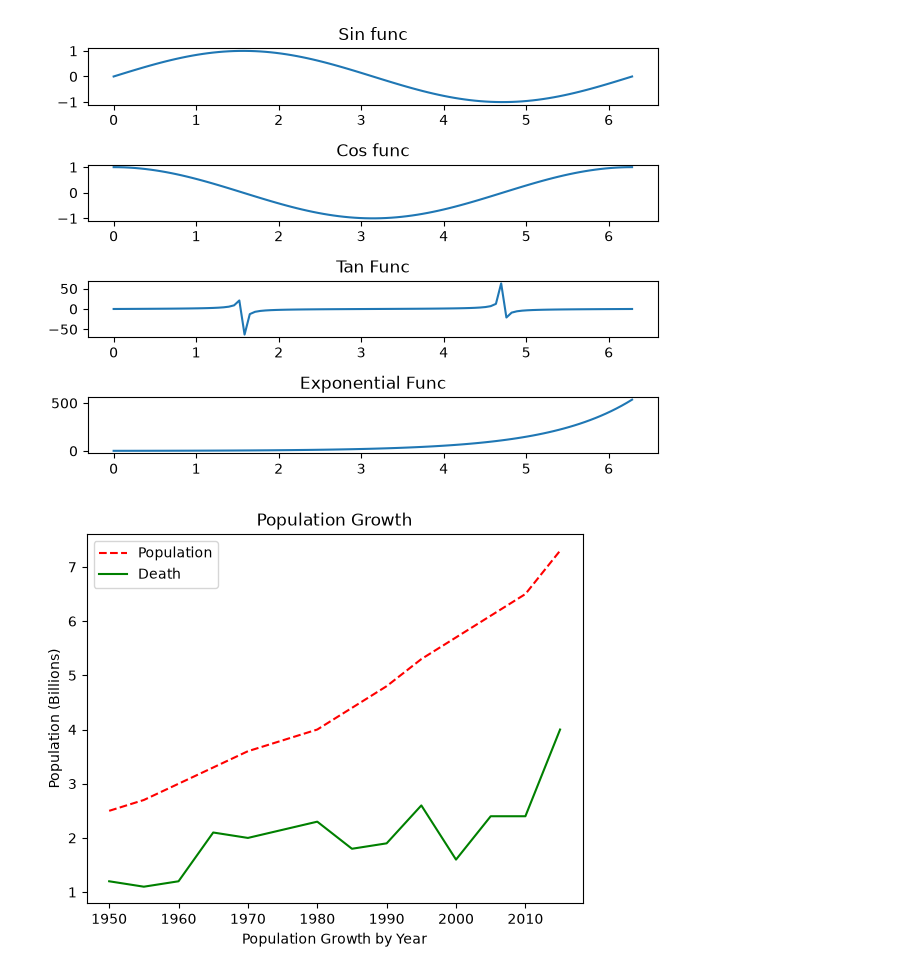
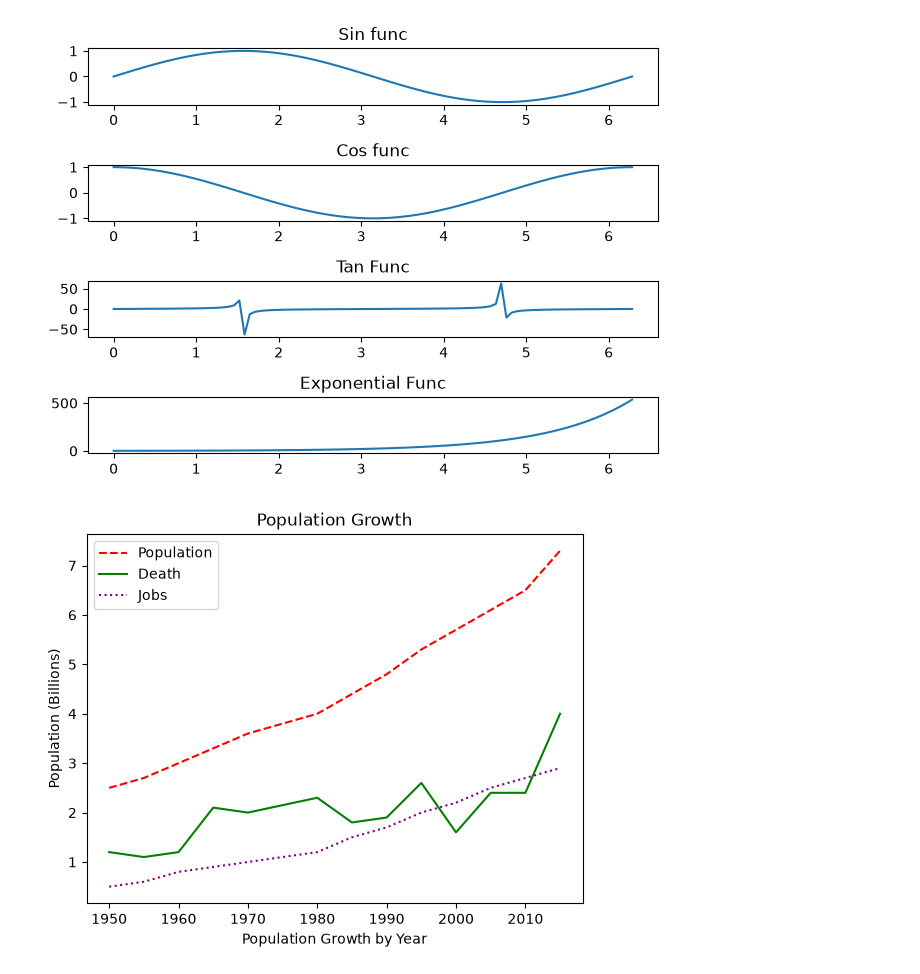
Before and after one commit to courjimen/R_GLAB_386.5.1, a Jupyter notebook: note.ipynb, the cells around one changed output. Cells and saved outputs as stored; diff of their text form; code cells hidden in the pictures.

Commit message:
added job rates

```diff
--- a/note.ipynb
+++ b/note.ipynb
@@ -178,17 +178,19 @@ plt.show()
 # %%
 years=[1950,1955,1960,1965,1970,1980,1985,1990,1995,2000,2005,2010,2015]
 pops=[2.5,2.7,3.0,3.3,3.6,4.0,4.4,4.8,5.3,5.7,6.1,6.5,7.3]
 death=[1.2,1.1,1.2,2.1,2.0,2.3,1.8,1.9,2.6,1.6,2.4,2.4,4.0]
+job_rate = [0.5, 0.6, 0.8, 0.9, 1.0, 1.2, 1.5, 1.7, 2.0, 2.2, 2.5, 2.7, 2.9]
 
 plt.plot(years, pops, color='red', linestyle='--', label='Population')
 plt.plot(years, death, color='green',  label='Death')
+plt.plot(years, job_rate, color='purple', linestyle=':', label='Jobs')
 
 plt.title('Population Growth')
 plt.xlabel('Population Growth by Year')
 plt.ylabel('Population (Billions)')
 
 plt.legend() #when using a legend the plots must have labels
 
 plt.show()
 # %% [output]
-[figure, old version]
+[figure, new version]
```
